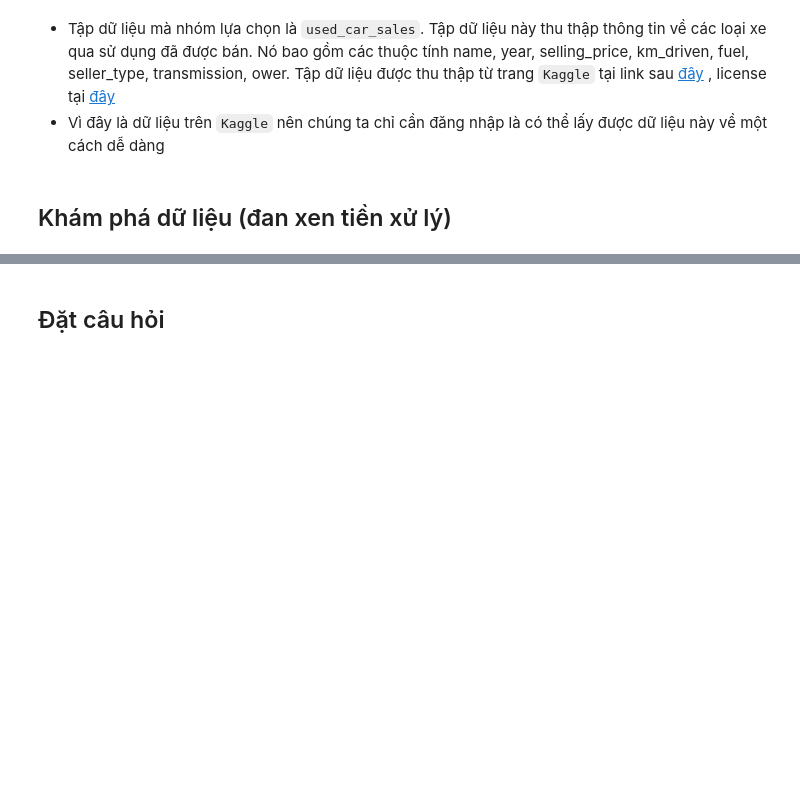
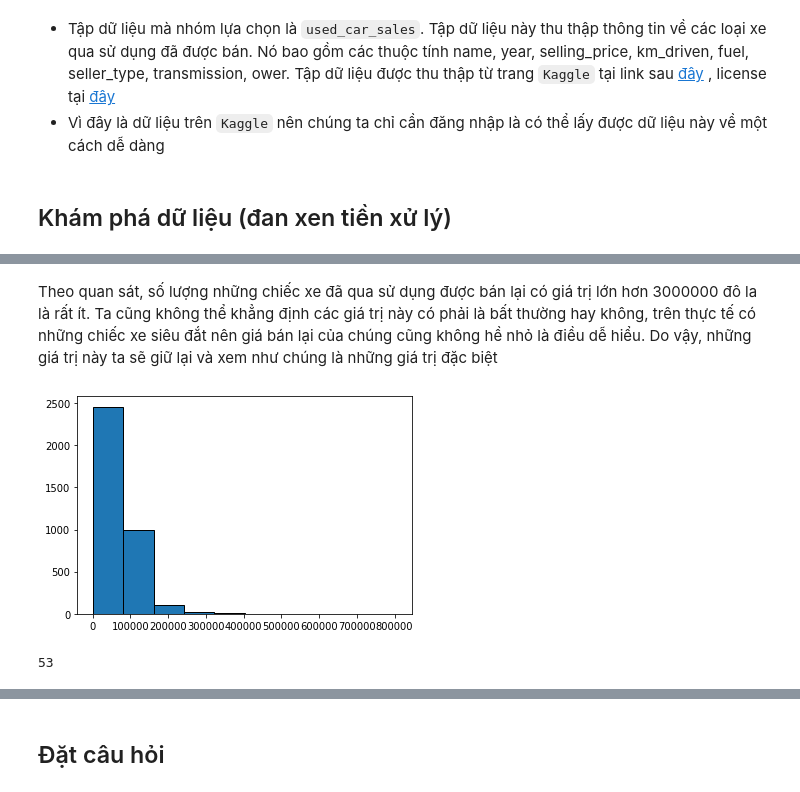
Before and after one commit to syhcmus/LTKHDL, a Jupyter notebook: 18120491_18120540.ipynb, the cells around one changed output, grey strips where cells are left out. Saved outputs shown, nothing was run; the diff lists cells and outputs as text; code cells hidden in the pictures; blank space fills up the shorter version.

```diff
--- a/18120491_18120540.ipynb
+++ b/18120491_18120540.ipynb
@@ -22,0 +218,10 @@ warnings.filterwarnings('ignore')
+# %% [markdown]
+Theo quan sát, số lượng những chiếc xe đã qua sử dụng được bán lại có giá trị lớn hơn 3000000 đô la là rất ít. Ta cũng không thể khẳng định các giá trị này có phải là bất thường hay không, trên thực tế có những chiếc xe siêu đắt nên giá bán lại của chúng cũng không hề nhỏ là điều dễ hiểu. Do vậy, những giá trị này ta sẽ giữ lại và xem như chúng là những giá trị đặc biệt
+# %%
+plt.hist(df['km_driven'], edgecolor='black');
+# %% [output]
+[figure, added]
+# %%
+len(df[df['km_driven'] > 200000])
+# %% [output]
+53
```
Also changed, not shown: parts of 37 cells of this notebook.
